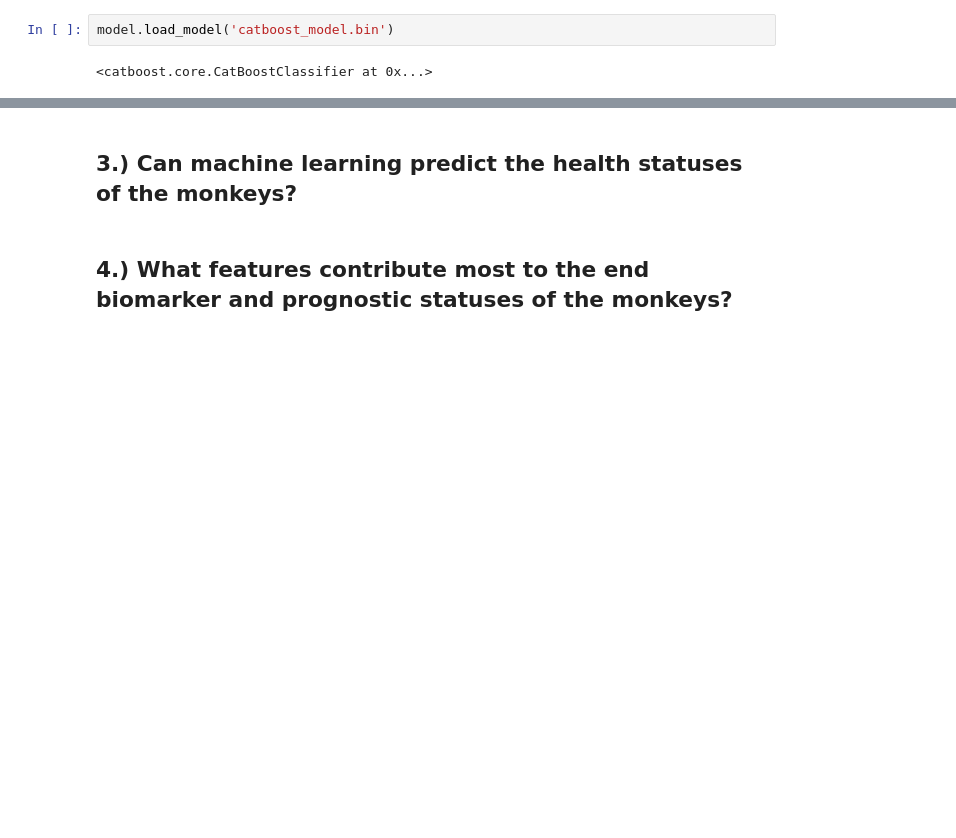
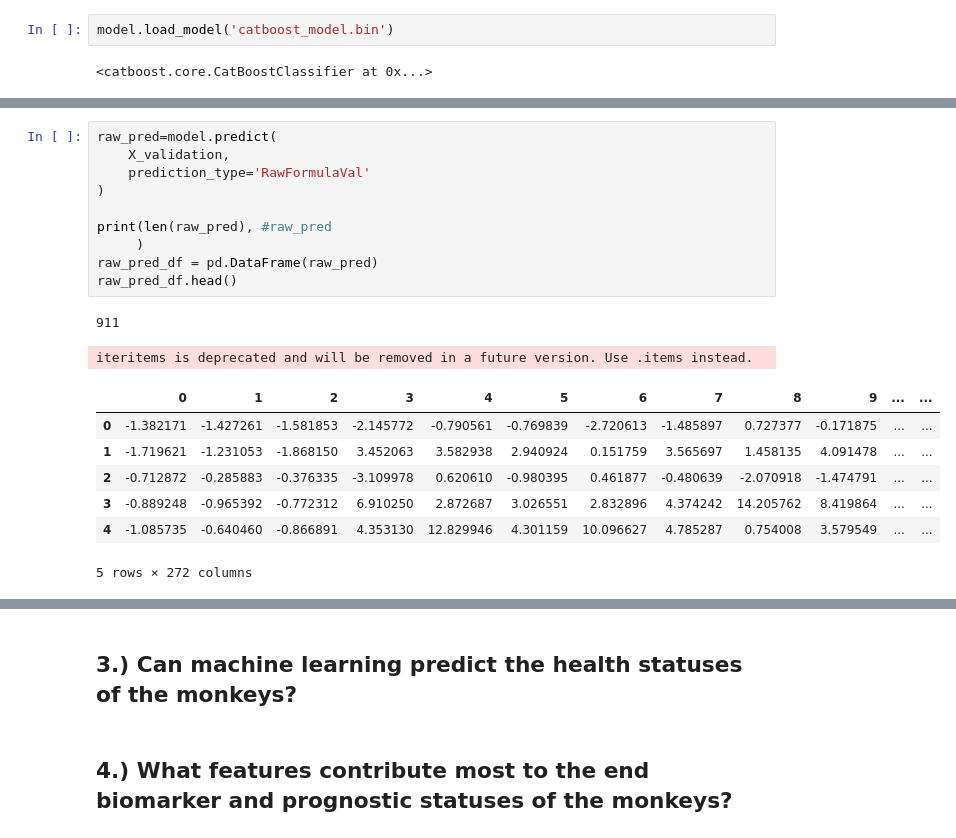
Before and after one commit to aidan-lew/monkey_health, a Jupyter notebook: monkeys_irrad_sept-2022.ipynb, the cells around one changed output, grey strips where cells are left out. Drawn from its saved outputs; the diff is of its cells as text; blank space fills up the shorter version.

```diff
--- a/monkeys_irrad_sept-2022.ipynb
+++ b/monkeys_irrad_sept-2022.ipynb
@@ -672,0 +650,20 @@ ImportError: cannot import name 'CatBoostPruningCallback' from 'optuna.integrati
+# %%
+raw_pred=model.predict(
+    X_validation,
+    prediction_type='RawFormulaVal'
+)
+
+print(len(raw_pred), #raw_pred
+     )
+raw_pred_df = pd.DataFrame(raw_pred)
+raw_pred_df.head()
+# %% [output]
+911
+iteritems is deprecated and will be removed in a future version. Use .items instead.
+|  | 0 | 1 | 2 | 3 | 4 | 5 | 6 | 7 | 8 | 9 | ... | ... |
+| 0 | -1.382171 | -1.427261 | -1.581853 | -2.145772 | -0.790561 | -0.769839 | -2.720613 | -1.485897 | 0.727377 | -0.171875 | ... | ... |
+| 1 | -1.719621 | -1.231053 | -1.868150 | 3.452063 | 3.582938 | 2.940924 | 0.151759 | 3.565697 | 1.458135 | 4.091478 | ... | ... |
+| 2 | -0.712872 | -0.285883 | -0.376335 | -3.109978 | 0.620610 | -0.980395 | 0.461877 | -0.480639 | -2.070918 | -1.474791 | ... | ... |
+| 3 | -0.889248 | -0.965392 | -0.772312 | 6.910250 | 2.872687 | 3.026551 | 2.832896 | 4.374242 | 14.205762 | 8.419864 | ... | ... |
+| 4 | -1.085735 | -0.640460 | -0.866891 | 4.353130 | 12.829946 | 4.301159 | 10.096627 | 4.785287 | 0.754008 | 3.579549 | ... | ... |
+5 rows × 272 columns
```
Also changed, not shown: parts of 14 cells of this notebook.
